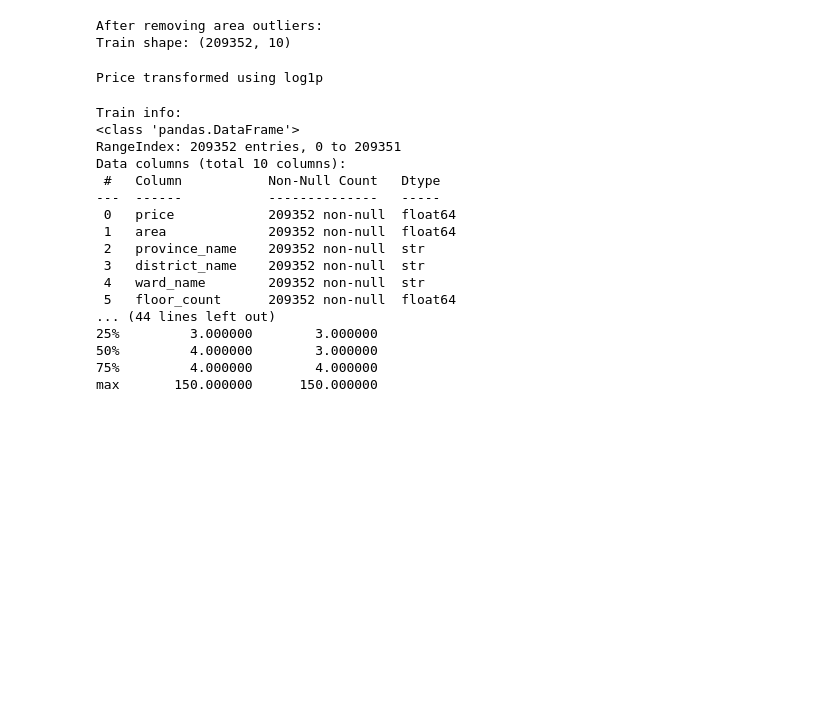
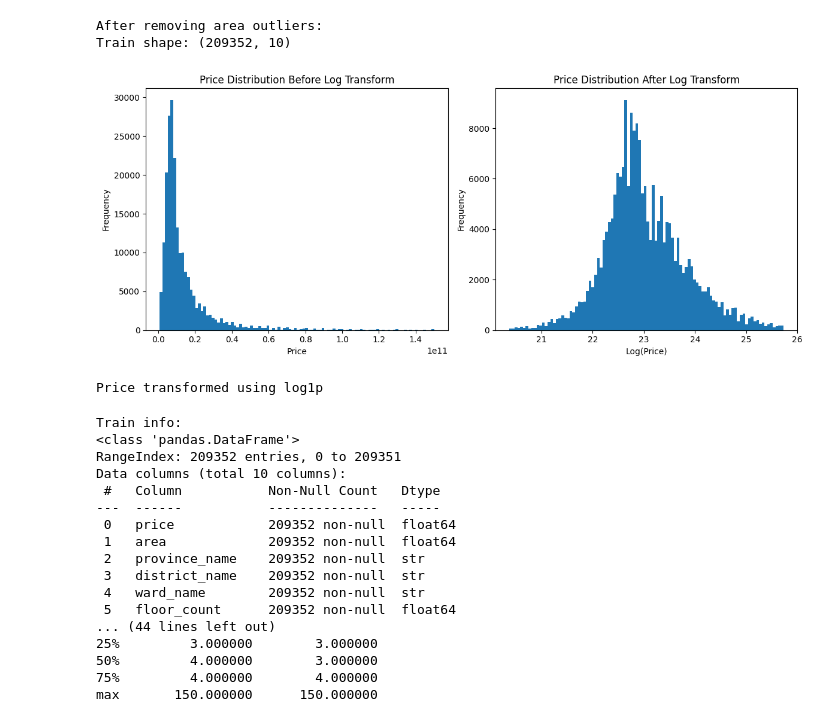
Before and after one commit to VietNamCombatZ/House-price-prediction, a Jupyter notebook: notebooks/02_data_cleaning.ipynb, the cells around one changed output. Cells and saved outputs as stored; diff of their text form; code cells hidden in the pictures; blank space fills up the shorter version.

Commit message:
create fill method for district_name column and add log transform diagram

```diff
--- a/notebooks/02_data_cleaning.ipynb
+++ b/notebooks/02_data_cleaning.ipynb
@@ -208,14 +243,55 @@ Train shape: (209352, 10)
 # %%
 # ============================================
 # 11. Log transform target
-# Giúp dữ liệu phân phối tốt hơn
+# Hiển thị phân phối trước và sau log transform
 # ============================================
+
+# Backup dữ liệu gốc trước khi transform
+original_price = train_df["price"].copy()
+
+# --------------------------------------------
+# Vẽ phân phối trước khi log transform
+# --------------------------------------------
+
+plt.figure(figsize=(12, 5))
+
+plt.subplot(1, 2, 1)
+
+plt.hist(original_price, bins=100)
+
+plt.title("Price Distribution Before Log Transform")
+plt.xlabel("Price")
+plt.ylabel("Frequency")
+
+# --------------------------------------------
+# Log transform
+# --------------------------------------------
 
 train_df["price"] = np.log1p(train_df["price"])
 test_df["price"] = np.log1p(test_df["price"])
 
+# --------------------------------------------
+# Vẽ phân phối sau khi log transform
+# --------------------------------------------
+
+plt.subplot(1, 2, 2)
+
+plt.hist(train_df["price"], bins=100)
+
+plt.title("Price Distribution After Log Transform")
+plt.xlabel("Log(Price)")
+plt.ylabel("Frequency")
+
+# --------------------------------------------
+# Hiển thị biểu đồ
+# --------------------------------------------
+
+plt.tight_layout()
+plt.show()
+
 print("\nPrice transformed using log1p")
 # %% [output]
+[figure, added]
 Price transformed using log1p
 # %%
 # ============================================
```
Also changed, not shown: parts of 2 cells of this notebook.
